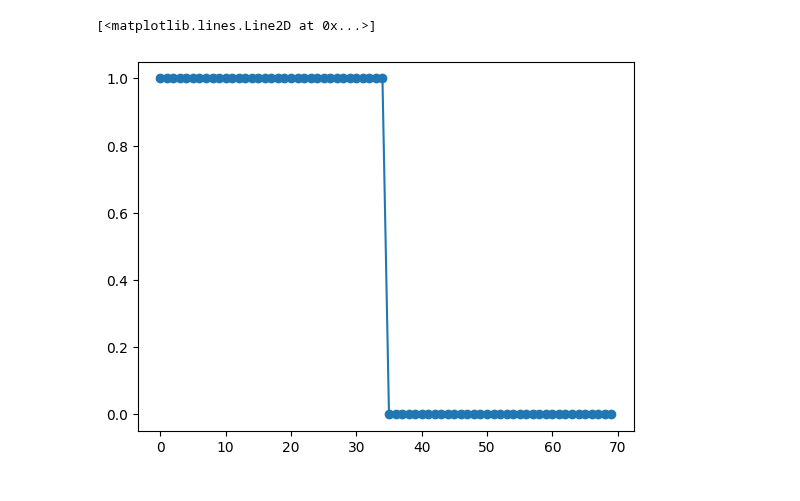
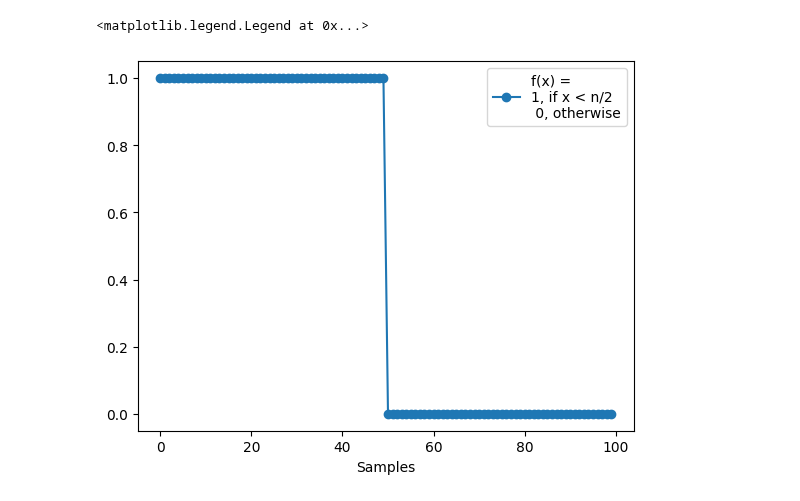
Before and after one commit to DylanReidRamelli/Bachelor-Project-2023, a Jupyter notebook: notebook/filter.ipynb, the cells around one changed output. Cells and saved outputs as stored; diff of their text form; code cells hidden in the pictures.

```diff
--- a/notebook/filter.ipynb
+++ b/notebook/filter.ipynb
@@ -118,13 +125,15 @@ Text(0.5, 0, 'Time domain')
 # %%
-n = 70
+n = 100
 x_o = np.arange(n)
 xn = n * 0.5
 x = x_o < xn
 x = np.array(x)
-plt.plot(x_o,x, marker ='o')
+plt.plot(x_o,x, marker ='o', label="f(x) = \n1, if x < n/2\n 0, otherwise")
+plt.xlabel("Samples")
+plt.legend()
 # %% [output]
-[<matplotlib.lines.Line2D at 0x...>]
+<matplotlib.legend.Legend at 0x...>
-[figure, old version]
+[figure, new version]
 # %%
 x_shifted_filter = np.zeros(n, dtype=complex)
 x_shifted_filter = np.convolve(x,np.fft.fftshift(z), 'same')
```
Also changed, not shown: parts of 9 cells of this notebook, 13 other files.
